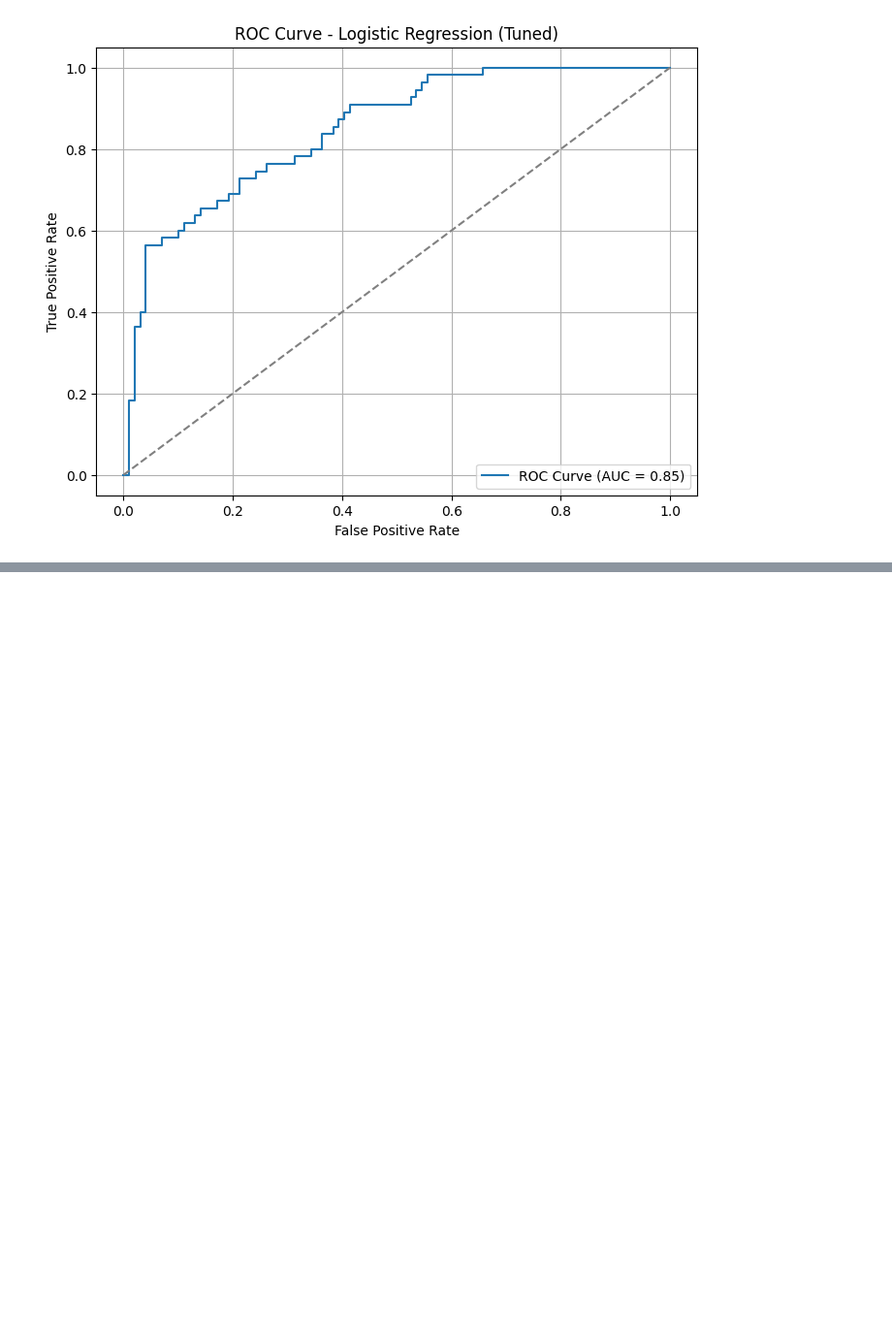
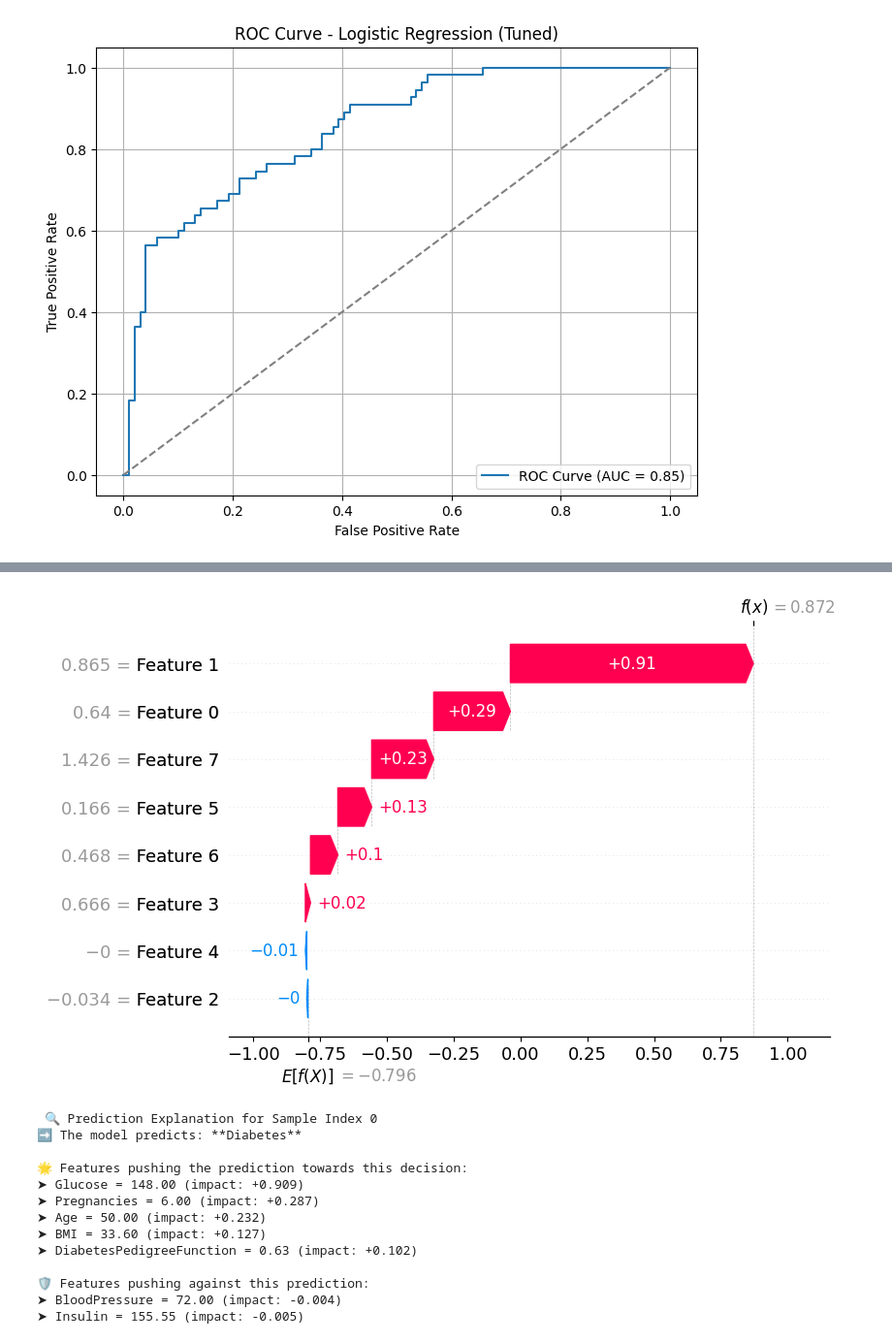
Before and after one commit to ridaouiafaf/diabetes_prediction_model, a Jupyter notebook: Diabetes_Prediction.ipynb, the cells around one changed output, grey strips where cells are left out. Shown at 97% size. Saved outputs shown, nothing was run; the diff lists cells and outputs as text; code cells hidden in the pictures; blank space fills up the shorter version.

Commit message:
shap - explainability

```diff
--- a/Diabetes_Prediction.ipynb
+++ b/Diabetes_Prediction.ipynb
@@ -536,0 +544,67 @@ dtype: float64
+# %%
+# Step 1: Initialize SHAP explainer
+#  Create a SHAP explainer object that can explain predictions made by your trained model (like Logistic Regression) on the scaled feature set X_scaled.
+explainer = shap.Explainer(best_model,X_scaled)
+
+
+# Step 2: Get SHAP values for all instances
+shap_values = explainer(X_scaled)
+# Compute SHAP values” = explain what made the model predict what it did — for each patient and for each feature.
+
+
+
+
+# Step 3: Pick a sample index (say the first one)
+shap.plots.waterfall(shap_values[0]) #visualize it
+
+index = 0
+shap_vals = shap_values[index].values # SHAP values for this row
+base_value = shap_values[index].base_values  #Average prediction of the model (like the baseline)
+features = X.columns #Names of your features (like Glucose, BMI, Age...)
+instance_data = X.iloc[index] #Actual values of the selected patient
+
+
+
+# Step 4: Create a DataFrame to sort and explain
+#Create a DataFrame to combine then sort it by impact (from highest positive to most negative).
+shap_df = pd.DataFrame({
+    'feature': features,
+    'shap_value': shap_vals,
+    'value': instance_data.values
+}).sort_values(by='shap_value', ascending=False)
+
+
+
+# Step 5: Interpret the top features
+
+#Print what the model predicted for that specific row
+print("\n 🔍 Prediction Explanation for Sample Index", index)
+if best_model.predict([X_scaled[index]])[0] == 1:
+    print("➡ The model predicts: **Diabetes**")
+else:
+    print("➡ The model predicts: **No Diabetes**")
+
+# Display the top 5 features that contributed positively to the prediction (pushed it toward diabetes)
+print("\n🌟 Features pushing the prediction towards this decision:")
+for _, row in shap_df[shap_df['shap_value'] > 0].head(5).iterrows():
+    print(f"➤ {row['feature']} = {row['value']:.2f} (impact: +{row['shap_value']:.3f})")
+
+# Show the features that reduced the model’s confidence, or made it lean toward “No Diabetes”.
+print("\n🛡️ Features pushing against this prediction:")
+for _, row in shap_df[shap_df['shap_value'] < 0].tail(5).iterrows():
+    print(f"➤ {row['feature']} = {row['value']:.2f} (impact: {row['shap_value']:.3f})")
+# %% [output]
+[figure, added]
+ 🔍 Prediction Explanation for Sample Index 0
+➡ The model predicts: **Diabetes**
+
+🌟 Features pushing the prediction towards this decision:
+➤ Glucose = 148.00 (impact: +0.909)
+➤ Pregnancies = 6.00 (impact: +0.287)
+➤ Age = 50.00 (impact: +0.232)
+➤ BMI = 33.60 (impact: +0.127)
+➤ DiabetesPedigreeFunction = 0.63 (impact: +0.102)
+
+🛡️ Features pushing against this prediction:
+➤ BloodPressure = 72.00 (impact: -0.004)
+➤ Insulin = 155.55 (impact: -0.005)
```
Also changed, not shown: parts of 9 cells of this notebook.
